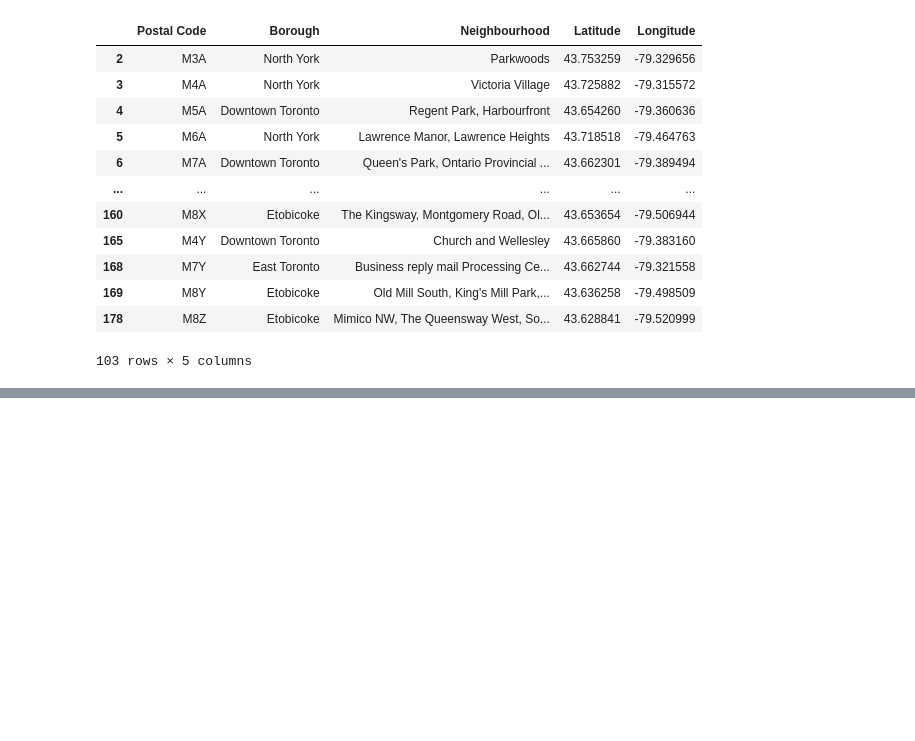
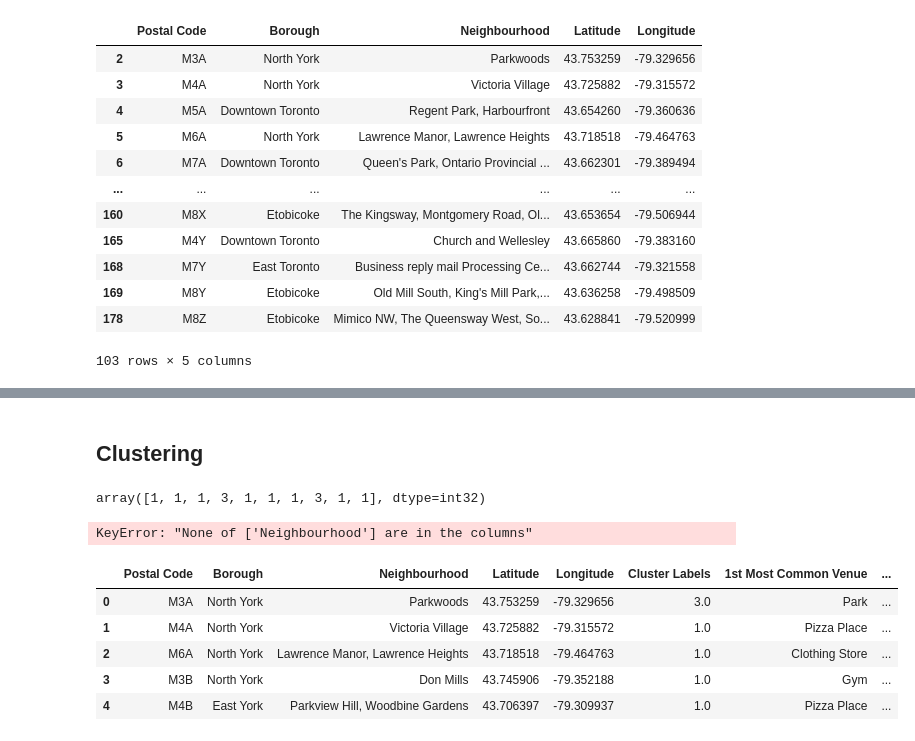
Before and after one commit to AprilFeng-0/Coursera_Capstone, a Jupyter notebook: Capstone Clustering.ipynb, the cells around one changed output, grey strips where cells are left out. Cells and saved outputs as stored; diff of their text form; code cells hidden in the pictures; blank space fills up the shorter version.

```diff
--- a/Capstone Clustering.ipynb
+++ b/Capstone Clustering.ipynb
@@ -92,0 +453,23 @@ df_main
+# %%
+# df for top 10 venues
+import numpy as np
+num_top_venues = 10
+
+indicators = ['st', 'nd', 'rd']
+
+# create columns according to number of top venues
+columns = ['Neighborhood']
+for ind in np.arange(num_top_venues):
+    try:
+        columns.append('{}{} Most Common Venue'.format(ind+1, indicators[ind]))
+    except:
+        columns.append('{}th Most Common Venue'.format(ind+1))
+
+# create a new dataframe
+neighborhoods_venues_sorted = pd.DataFrame(columns=columns)
+neighborhoods_venues_sorted['Neighborhood'] = yk_grouped['Neighborhood']
+
+for ind in np.arange(yk_grouped.shape[0]):
+    neighborhoods_venues_sorted.iloc[ind, 1:] = return_most_common_venues(yk_grouped.iloc[ind, :], num_top_venues)
+
+neighborhoods_venues_sorted.head()
@@ -92,0 +483,33 @@ df_main
+# %% [markdown]
+## Clustering
+# %%
+kclusters = 5
+
+yk_grouped_clustering = yk_grouped.drop('Neighborhood', 1)
+
+# run k-means clustering
+kmeans = KMeans(n_clusters=kclusters, random_state=0).fit(yk_grouped_clustering)
+
+# check cluster labels generated for each row in the dataframe
+kmeans.labels_[0:10]
+# %% [output]
+array([1, 1, 1, 3, 1, 1, 1, 3, 1, 1], dtype=int32)
+# %%
+# add clustering labels
+neighborhoods_venues_sorted.insert(0, 'Cluster Labels', kmeans.labels_)
+# %% [output]
+KeyError: "None of ['Neighbourhood'] are in the columns"
+# %%
+yk_merged = df_yk
+
+# merge manhattan_grouped with manhattan_data to add latitude/longitude for each neighborhood
+yk_merged = yk_merged.join(neighborhoods_venues_sorted.set_index('Neighborhood'), on='Neighbourhood')
+
+yk_merged.head() # check the last columns!
+# %% [output]
+|  | Postal Code | Borough | Neighbourhood | Latitude | Longitude | Cluster Labels | 1st Most Common Venue | ... |
+| 0 | M3A | North York | Parkwoods | 43.753259 | -79.329656 | 3.0 | Park | ... |
+| 1 | M4A | North York | Victoria Village | 43.725882 | -79.315572 | 1.0 | Pizza Place | ... |
+| 2 | M6A | North York | Lawrence Manor, Lawrence Heights | 43.718518 | -79.464763 | 1.0 | Clothing Store | ... |
+| 3 | M3B | North York | Don Mills | 43.745906 | -79.352188 | 1.0 | Gym | ... |
+| 4 | M4B | East York | Parkview Hill, Woodbine Gardens | 43.706397 | -79.309937 | 1.0 | Pizza Place | ... |
```
Also changed, not shown: parts of 38 cells of this notebook.
